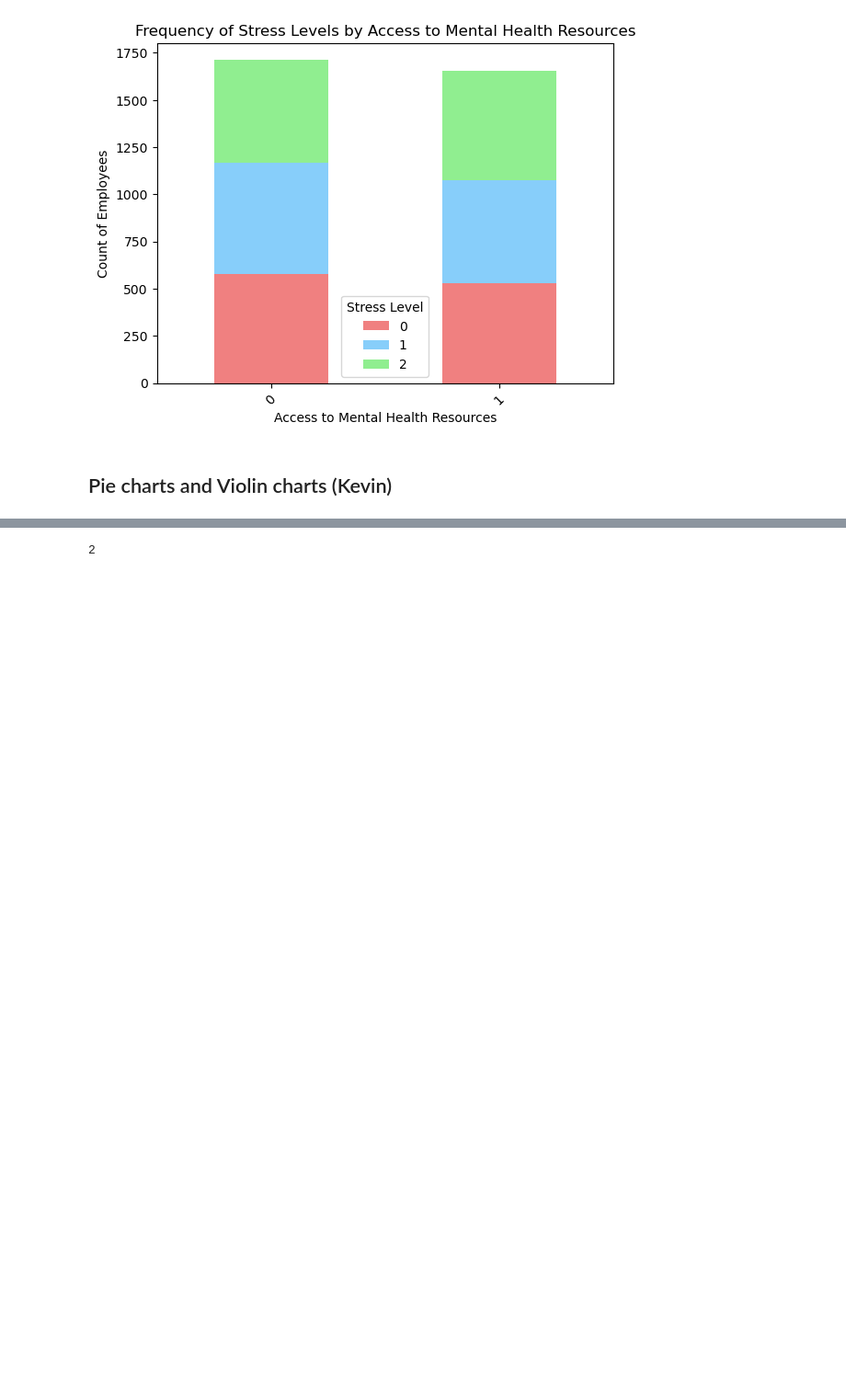
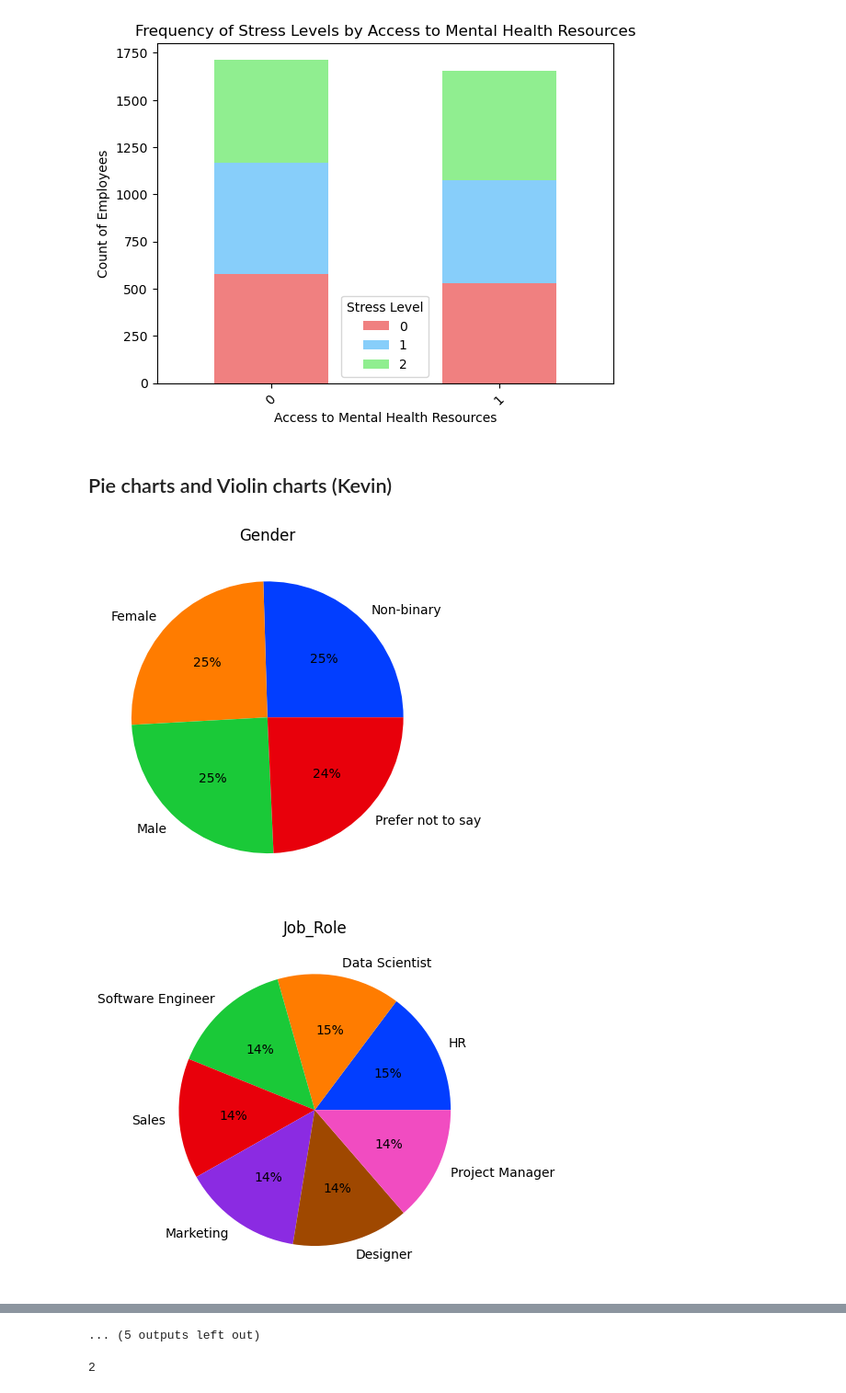
Before and after one commit to johnnyhuyhuynh/MindSpace, a Jupyter notebook: MindSpace-Raw.ipynb, the cells around one changed output, grey strips where cells are left out. Shown at 92% size. Saved outputs shown, nothing was run; the diff lists cells and outputs as text; code cells hidden in the pictures; blank space fills up the shorter version.

Commit message:
New Graphs

```diff
--- a/MindSpace-Raw.ipynb
+++ b/MindSpace-Raw.ipynb
@@ -548,33 +539,36 @@ def generate_boxplot(features, data):
     plt.tight_layout()
 
 def generate_violinplot(features, data):
     fig, axs = plt.subplots(len(features))
     for i, ax in enumerate(axs):
         ax.violinplot(data[features[i]], vert=False)
         ax.set_title(features[i])
 
     plt.tight_layout()
     plt.subplots_adjust(hspace=0.5)
     plt.show()
 
 
 '''
 Each feature is well balanced between all of the values that appears in them
 No need to conduct SMOTE balancing
 
 The boxplot shows that there are no outliers in any of the columns
 
 The violin plot shows that the distribution of data in the columns is balanced
 
 More complicated visualizations should be utilized to see clearer patterns
 '''
 
 cat_features = ['Gender', 'Job_Role', 'Industry', 'Work_Location', 'Work_Life_Balance_Rating',
                 'Stress_Level', 'Mental_Health_Condition', 'Access_to_Mental_Health_Resources',
                 'Productivity_Change', 'Social_Isolation_Rating', 'Satisfaction_with_Remote_Work',
                 'Company_Support_for_Remote_Work', 'Physical_Activity', 'Sleep_Quality', 'Region',]
-# generate_pie_chart(cat_features, df)
+generate_pie_chart(cat_features, df)
 
 noncat_features = ['Age', 'Years_of_Experience', 'Hours_Worked_Per_Week', 'Number_of_Virtual_Meetings',]
-# generate_boxplot(noncat_features, df)
-# generate_violinplot(noncat_features, df)
+generate_boxplot(noncat_features, df)
+generate_violinplot(noncat_features, df)
+# %% [output]
+[figure, added]
+[figure, added]
@@ -581,3 +585,4 @@ noncat_features = ['Age', 'Years_of_Experience', 'Hours_Worked_Per_Week', 'Numbe
+... (5 outputs left out)
 # %%
 ''' Complex Visualizations
 
```
Also changed, not shown: parts of 2 cells of this notebook.
